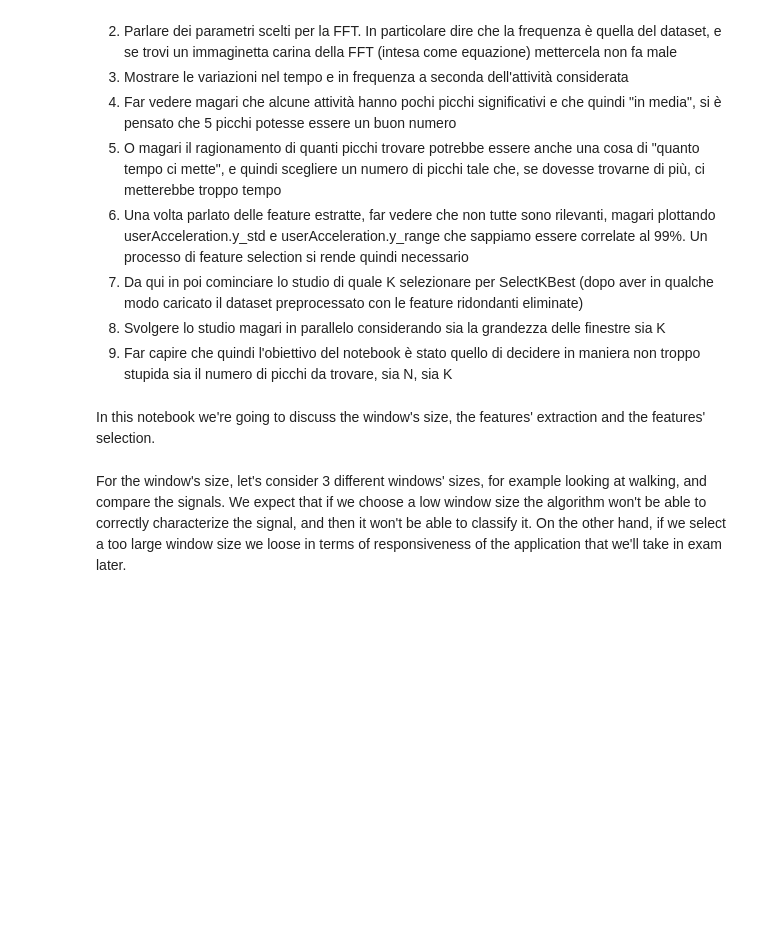
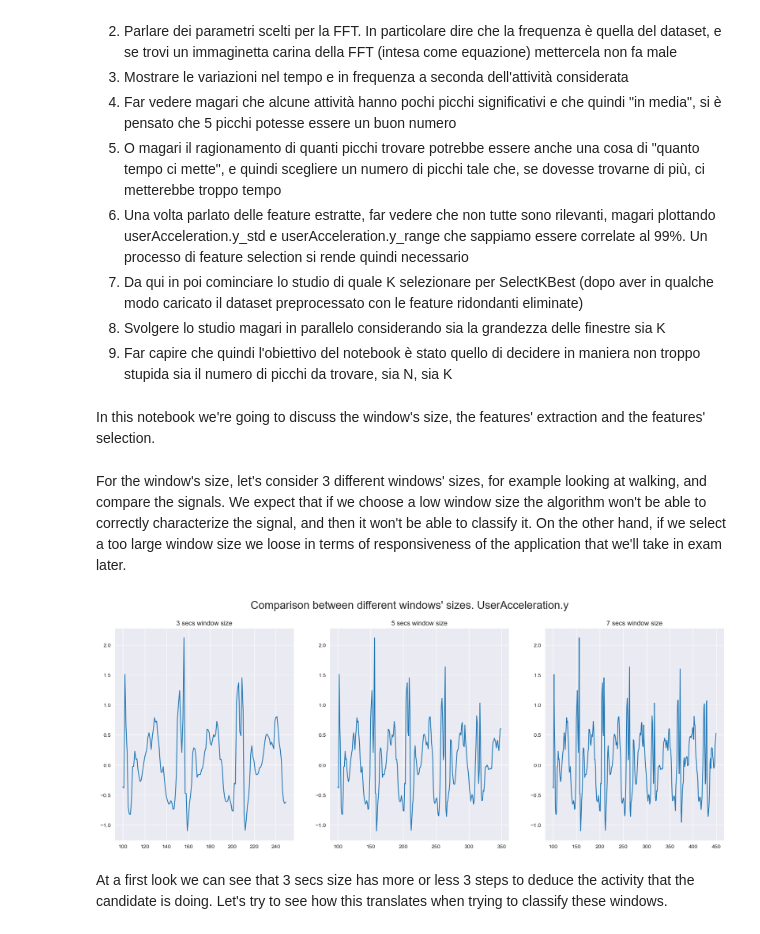
Before and after one commit to Sgazzirro/DataMiningProject, a Jupyter notebook: LavorettiFinali/feature_extraction_and_selection.ipynb, the cells around one changed output. Saved outputs shown, nothing was run; the diff lists cells and outputs as text; code cells hidden in the pictures; blank space fills up the shorter version.

```diff
--- a/LavorettiFinali/feature_extraction_and_selection.ipynb
+++ b/LavorettiFinali/feature_extraction_and_selection.ipynb
@@ -74,0 +80,18 @@ For the window's size, let's consider 3 different windows' sizes, for example lo
+# %%
+df=pd.read_csv("A_DeviceMotion_data/wlk_7/sub_1.csv")
+f,axes=plt.subplots(1,3,figsize=(20,7))
+f.suptitle("Comparison between different windows' sizes. UserAcceleration.y", fontsize=20)
+
+axes[0].plot(df["userAcceleration.y"][100:250])
+axes[0].title.set_text("3 secs window size")
+
+axes[1].plot(df["userAcceleration.y"][100:350])
+axes[1].title.set_text("5 secs window size")
+
+axes[2].plot(df["userAcceleration.y"][100:450])
+axes[2].title.set_text("7 secs window size")
+# %% [output]
+[figure, added]
+# %% [markdown]
+At a first look we can see that 3 secs size has more or less 3 steps to deduce the activity that the candidate is doing.
+Let's try to see how this translates when trying to classify these windows.
```
Also changed, not shown: parts of 6 cells of this notebook, 1 other file.
